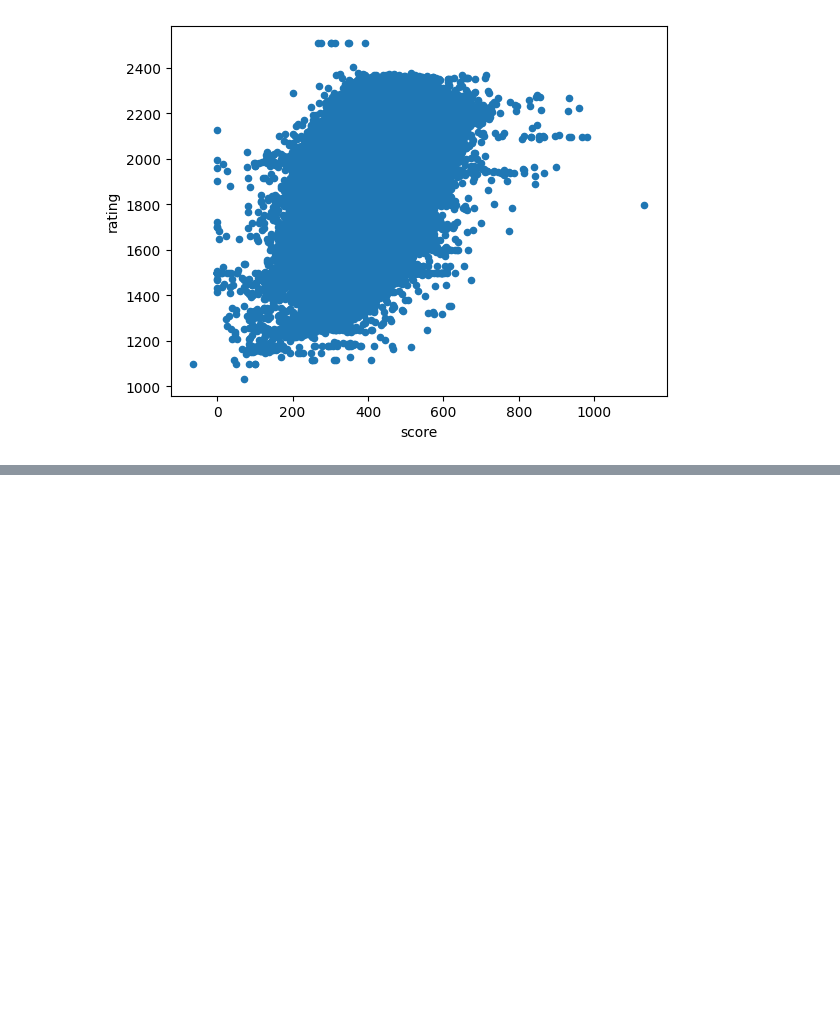
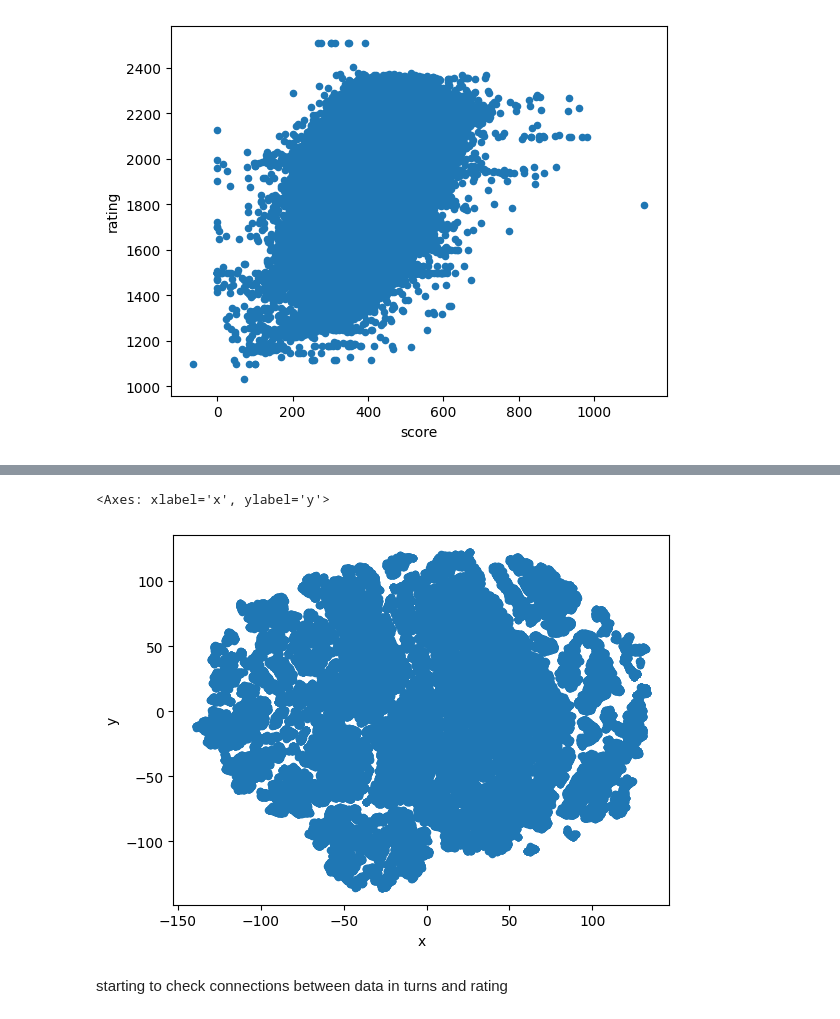
Before and after one commit to CatGuy1300/scrabble, a Jupyter notebook: notebooks/EDA.ipynb, the cells around one changed output, grey strips where cells are left out. Cells and saved outputs as stored; diff of their text form; code cells hidden in the pictures; blank space fills up the shorter version.

```diff
--- a/notebooks/EDA.ipynb
+++ b/notebooks/EDA.ipynb
@@ -254,0 +295,3 @@ games_scores.groupby('lexicon').corr(numeric_only=True)
+# %%
+tsne = TSNE(n_components=2, verbose=1, random_state=123)
+z = tsne.fit_transform(games_scores.select_dtypes(include=np.number))
@@ -254,0 +316,8 @@ games_scores.groupby('lexicon').corr(numeric_only=True)
+# %%
+tnse_res = pd.DataFrame(z, columns=['x', 'y'])
+tnse_res.plot.scatter(x='x', y='y')
+# %% [output]
+<Axes: xlabel='x', ylabel='y'>
+[figure, added]
+# %% [markdown]
+starting to check connections between data in turns and rating
```
Also changed, not shown: parts of 57 cells of this notebook, 8 other files.
